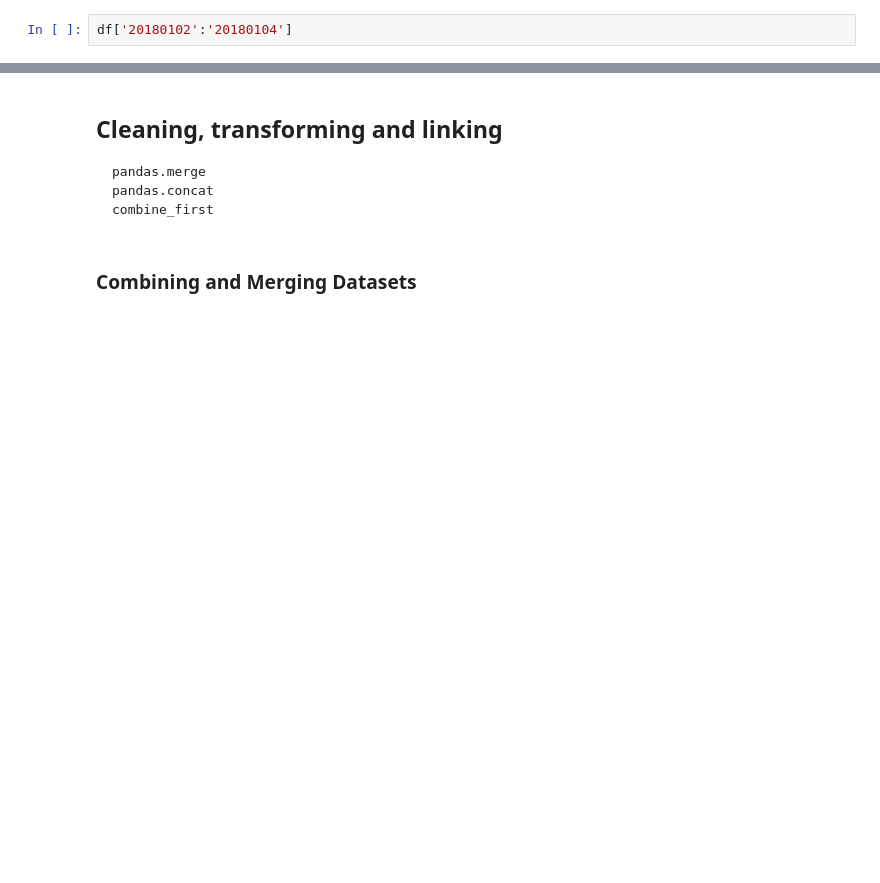
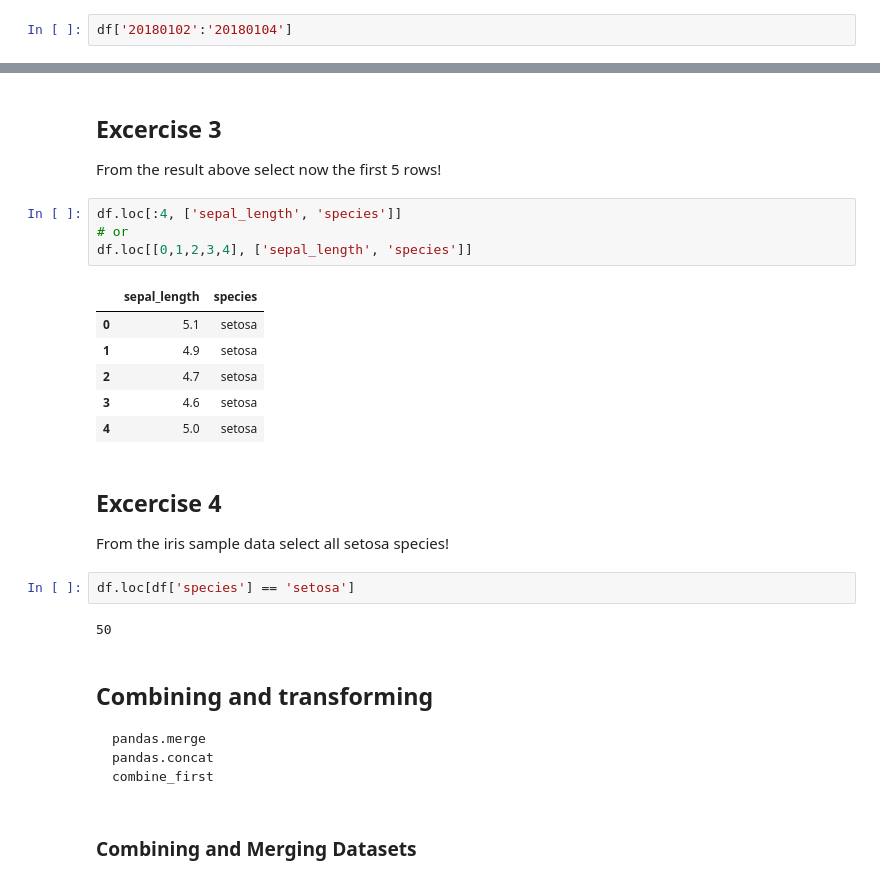
Before and after one commit to natriumoxid/course_jupyter, a Jupyter notebook: introduction_to_ipython_with_solutions.ipynb, the cells around one changed output, grey strips where cells are left out. Saved outputs shown, nothing was run; the diff lists cells and outputs as text; blank space fills up the shorter version.

```diff
--- a/introduction_to_ipython_with_solutions.ipynb
+++ b/introduction_to_ipython_with_solutions.ipynb
@@ -167,5 +237,27 @@ df.loc['20180102', ['A', 'B']] # Reduction in the dimensions of the returned obj
+# %% [markdown]
+## Excercise 3
+
+From the result above select now the first 5 rows!
+# %%
+df.loc[:4, ['sepal_length', 'species']]
+# or
+df.loc[[0,1,2,3,4], ['sepal_length', 'species']]
+# %% [output]
+|  | sepal_length | species |
+| 0 | 5.1 | setosa |
+| 1 | 4.9 | setosa |
+| 2 | 4.7 | setosa |
+| 3 | 4.6 | setosa |
+| 4 | 5.0 | setosa |
+# %% [markdown]
+## Excercise 4
+From the iris sample data select all setosa species!
+# %%
+df.loc[df['species'] == 'setosa']
+# %% [output]
+50
 # %% [markdown]
-##  Cleaning, transforming and linking
+##  Combining and transforming
 
 
     pandas.merge
```
Also changed, not shown: parts of 21 cells of this notebook, 1 other file.
